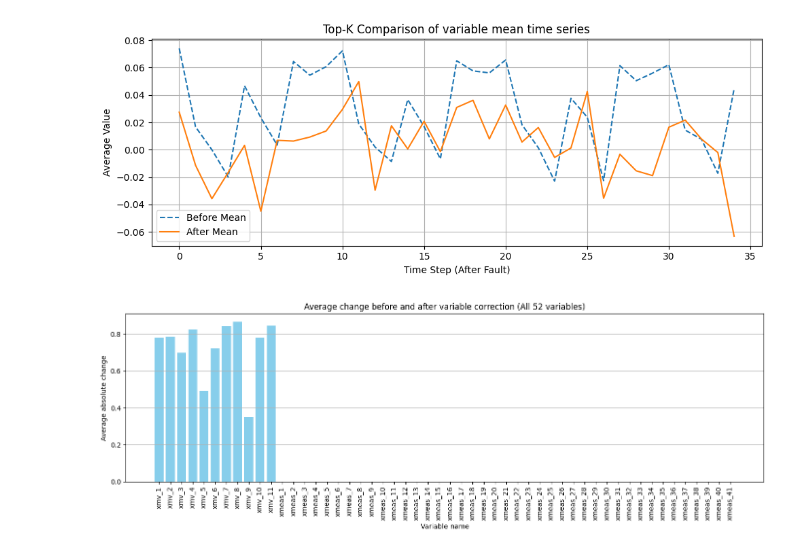
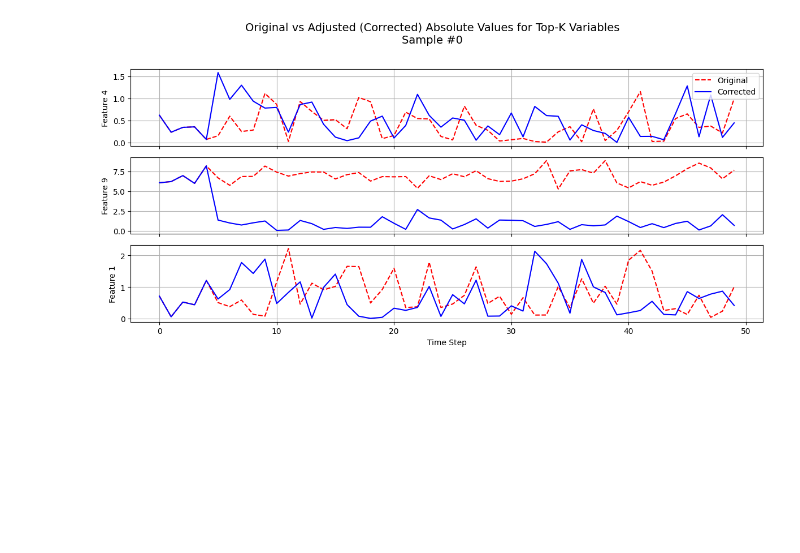
Before and after one commit to gyumin4726/Team-3---AI-Career-Path, a Jupyter notebook: TEP_KNN_Normalization.ipynb, the cells around one changed output. Drawn from its saved outputs; the diff is of its cells as text; code cells hidden in the pictures; blank space fills up the shorter version.

```diff
--- a/TEP_KNN_Normalization.ipynb
+++ b/TEP_KNN_Normalization.ipynb
@@ -76,52 +58,39 @@ delta_summary: {'topk_variables': [7, 10, 6], 'mean_deltas': [0.8658460558533823
 # %%
-# Top-K 변수들의 평균 변화 경향을 시계열 시각화
+import matplotlib.pyplot as plt
 import numpy as np
-import matplotlib.pyplot as plt
 
-# 결과에서 추출
-topk_vars = model2.results['delta_summary']['topk_variables']
-mean_deltas = model2.results['delta_summary']['mean_deltas']
+def plot_topk_adjusted_series(test_X_subset, corrected_M, topk_vars=[4, 9, 1], sample_idx=1):
+    """
+    Top-k 변수에 대해 원본 vs 보정 시계열(절대값) 시각화
 
-# 변수 이름 (없는 경우 인덱스로 대체)
-feature_names = [f"xmv_{i}" for i in topk_vars]
+    Args:
+        test_X_subset: (N, T, D) 원본 입력
+        corrected_M: (N, T, D) 보정 결과 (Model2 출력)
+        topk_vars: 중요 변수 인덱스 리스트
+        sample_idx: 시각화할 시퀀스 인덱스
+    """
+    T = test_X_subset.shape[1]
+    time = np.arange(T)
 
-# 평균 계산
-before_mean = np.mean(before_fault[:, :, topk_vars], axis=(0, 2))  # (T-fault_time,)
-after_mean  = np.mean(after_fault[:, :, topk_vars], axis=(0, 2))   # (T-fault_time,)
+    fig, axs = plt.subplots(len(topk_vars), 1, figsize=(12, 6), sharex=True)
+    fig.suptitle(f"Original vs Adjusted (Corrected) Absolute Values for Top-K Variables\nSample #{sample_idx}", fontsize=14)
 
-plt.figure(figsize=(10, 4))
-plt.plot(before_mean, label='Before Mean', linestyle='--')
-plt.plot(after_mean, label='After Mean', linestyle='-')
-plt.title("Top-K Comparison of variable mean time series")
-plt.xlabel("Time Step (After Fault)")
-plt.ylabel("Average Value")
-plt.legend()
-plt.grid(True)
-plt.tight_layout()
-plt.show()
+    for i, var_idx in enumerate(topk_vars):
+        orig_series = np.abs(test_X_subset[sample_idx, :, var_idx])
+        corr_series = np.abs(corrected_M[sample_idx, :, var_idx])
+
+        axs[i].plot(time, orig_series, label='Original', linestyle='--', color='red')
+        axs[i].plot(time, corr_series, label='Corrected', linestyle='-', color='blue')
+        axs[i].set_ylabel(f"Feature {var_idx}")
+        axs[i].grid(True)
+        if i == 0:
+            axs[i].legend(loc='upper right')
+
+    axs[-1].set_xlabel("Time Step")
+    plt.tight_layout(rect=[0, 0, 1, 0.96])
+    plt.show()
+
+# 4번째 시퀀스 기준으로 top-3 변수 시각화
+plot_topk_adjusted_series(test_X_subset, corrected_M, topk_vars=[4, 9, 1], sample_idx=0)
 # %% [output]
-[figure, old version]
+[figure, new version]
-# %%
-import numpy as np
-import matplotlib.pyplot as plt
-
-# 보정 전후 차이 계산
-# before_fault, after_fault shape: (N, T_part, D) = (119600, 35, 11)
-delta_per_var = np.abs(after_fault - before_fault).mean(axis=(0, 1))  # (D=11,)
-
-# 변수 이름 자동 생성 (xmeas_1 ~ xmeas_41 + xmv_1 ~ xmv_11)
-var_names = [f"xmv_{i}" for i in range(1, 12)]+[f"xmeas_{i}" for i in range(1, 42)]
-
-delta_per_var = np.abs(after_fault - before_fault).mean(axis=(0, 1))  # shape: (52,)
-
-plt.figure(figsize=(14, 5))
-plt.bar(var_names, delta_per_var, color='skyblue')
-plt.title("Average change before and after variable correction (All 52 variables)")
-plt.xlabel("Variable name")
-plt.ylabel("Average absolute change")
-plt.xticks(rotation=90)
-plt.grid(axis='y')
-plt.tight_layout()
-plt.show()
-# %% [output]
-[figure, removed]
```
Also changed, not shown: parts of 2 cells of this notebook, 1 other file.
